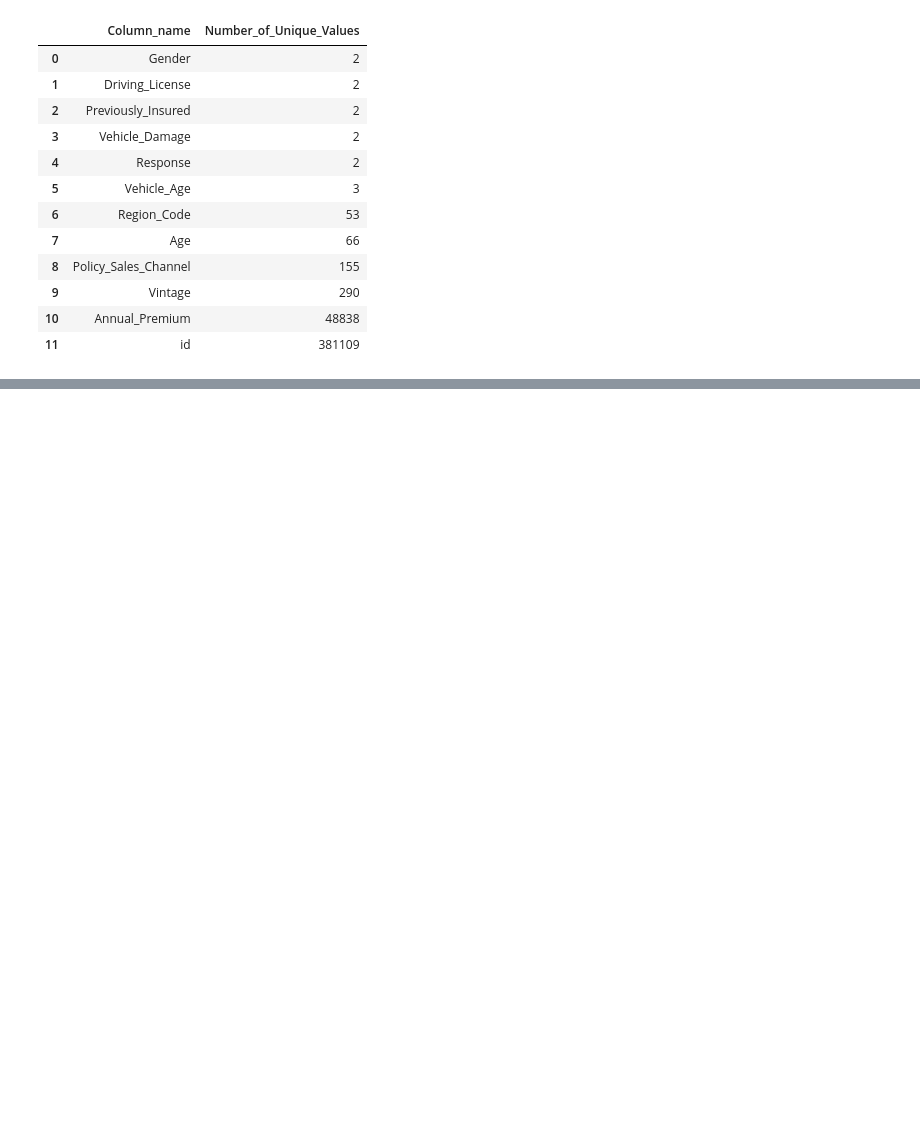
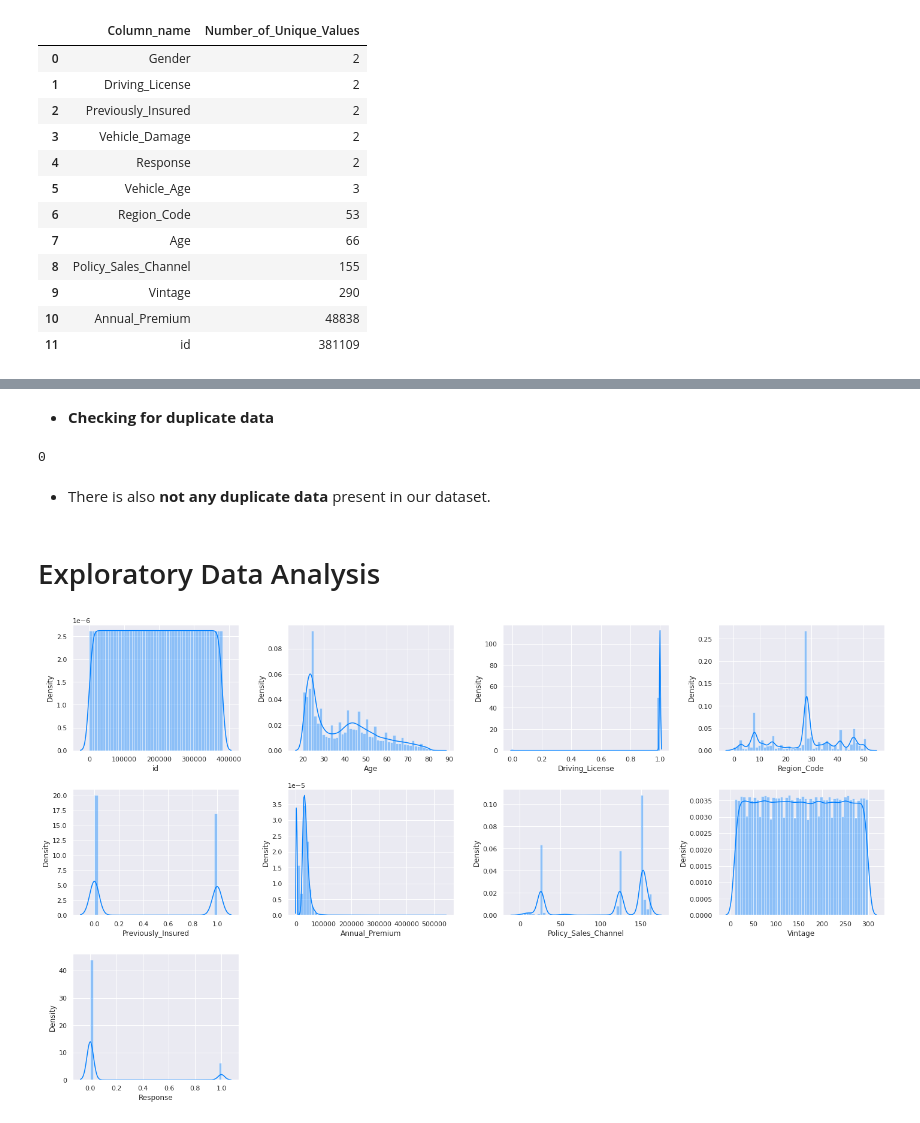
Before and after one commit to pinky-thakur/Health_Insuarance_Cross_Sell_Prediction, a Jupyter notebook: Health_Insurance_Cross_Sell_Prediction.ipynb, the cells around one changed output, grey strips where cells are left out. Cells and saved outputs as stored; diff of their text form; code cells hidden in the pictures; blank space fills up the shorter version.

```diff
--- a/Health_Insurance_Cross_Sell_Prediction.ipynb
+++ b/Health_Insurance_Cross_Sell_Prediction.ipynb
@@ -281,0 +320,30 @@ unique_count_df.sort_values(by = ['Number_of_Unique_Values']).reset_index(drop =
+# %% [markdown]
+* <b>Checking for duplicate data</b>
+# %%
+data[data.duplicated()].size
+# %% [output]
+0
+# %% [markdown]
+* There is also <b>not any duplicate data</b> present in our dataset.
+# %% [markdown]
+# Exploratory Data Analysis
+# %%
+# ploting distribution for each numerical variable present in our data set
+# using distplot from seaborn
+
+columns = data.select_dtypes(include=np.number).columns.tolist()
+
+n = 1
+
+plt.figure(figsize=(20,15))
+
+for column in columns:
+
+    plt.subplot(4,4,n)
+
+    n = n+1
+    sns.distplot(data[column])
+
+    plt.tight_layout()
+# %% [output]
+[figure, added]
```
Also changed, not shown: parts of 14 cells of this notebook.
